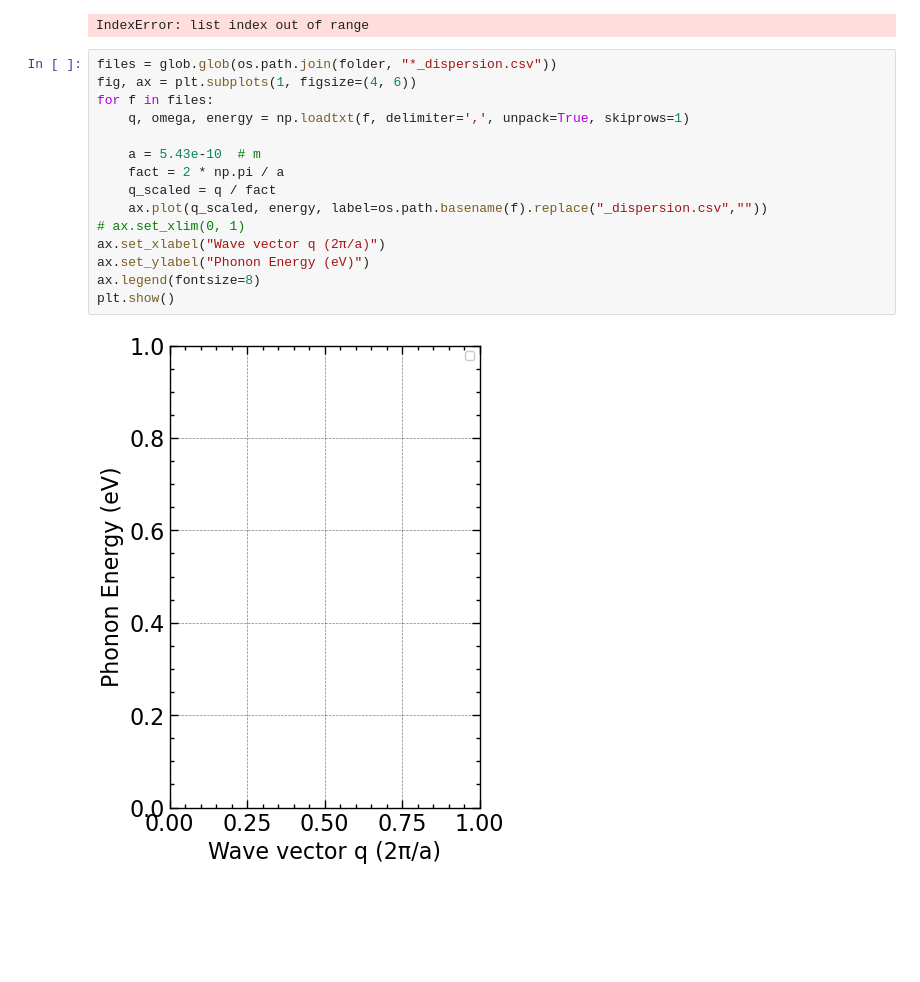
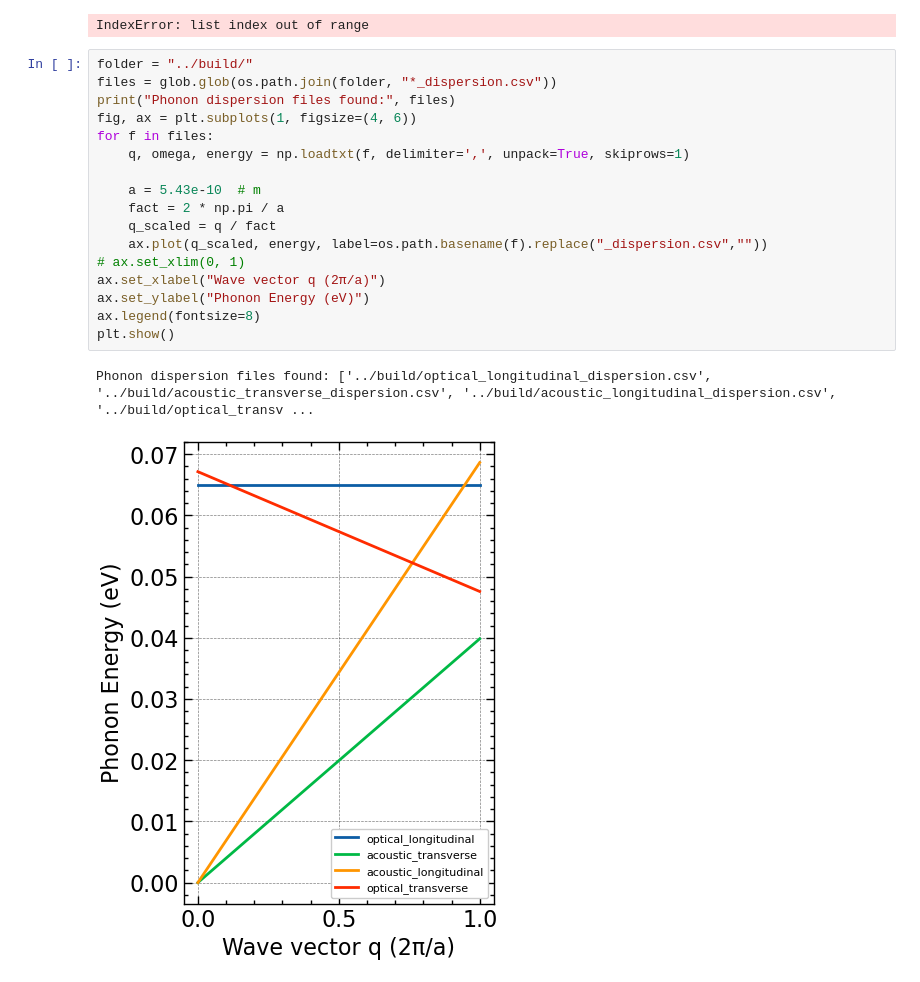
Before and after one commit to RemiHelleboid/UltimateEPM, a Jupyter notebook: python/test.ipynb, the cells around one changed output. Drawn from its saved outputs; the diff is of its cells as text; blank space fills up the shorter version.

```diff
--- a/python/test.ipynb
+++ b/python/test.ipynb
@@ -179,19 +187,22 @@ plt.show()
 []
 IndexError: list index out of range
 # %%
+folder = "../build/"
 files = glob.glob(os.path.join(folder, "*_dispersion.csv"))
+print("Phonon dispersion files found:", files)
 fig, ax = plt.subplots(1, figsize=(4, 6))
 for f in files:
     q, omega, energy = np.loadtxt(f, delimiter=',', unpack=True, skiprows=1)
 
     a = 5.43e-10  # m
     fact = 2 * np.pi / a
     q_scaled = q / fact
     ax.plot(q_scaled, energy, label=os.path.basename(f).replace("_dispersion.csv",""))
 # ax.set_xlim(0, 1)
 ax.set_xlabel("Wave vector q (2π/a)")
 ax.set_ylabel("Phonon Energy (eV)")
 ax.legend(fontsize=8)
 plt.show()
 # %% [output]
+Phonon dispersion files found: ['../build/optical_longitudinal_dispersion.csv', '../build/acoustic_transverse_dispersion.csv', '../build/acoustic_longitudinal_dispersion.csv', '../build/optical_transv ...
-[figure, old version]
+[figure, new version]
```
Also changed, not shown: parts of 3 cells of this notebook, 25 other files.
